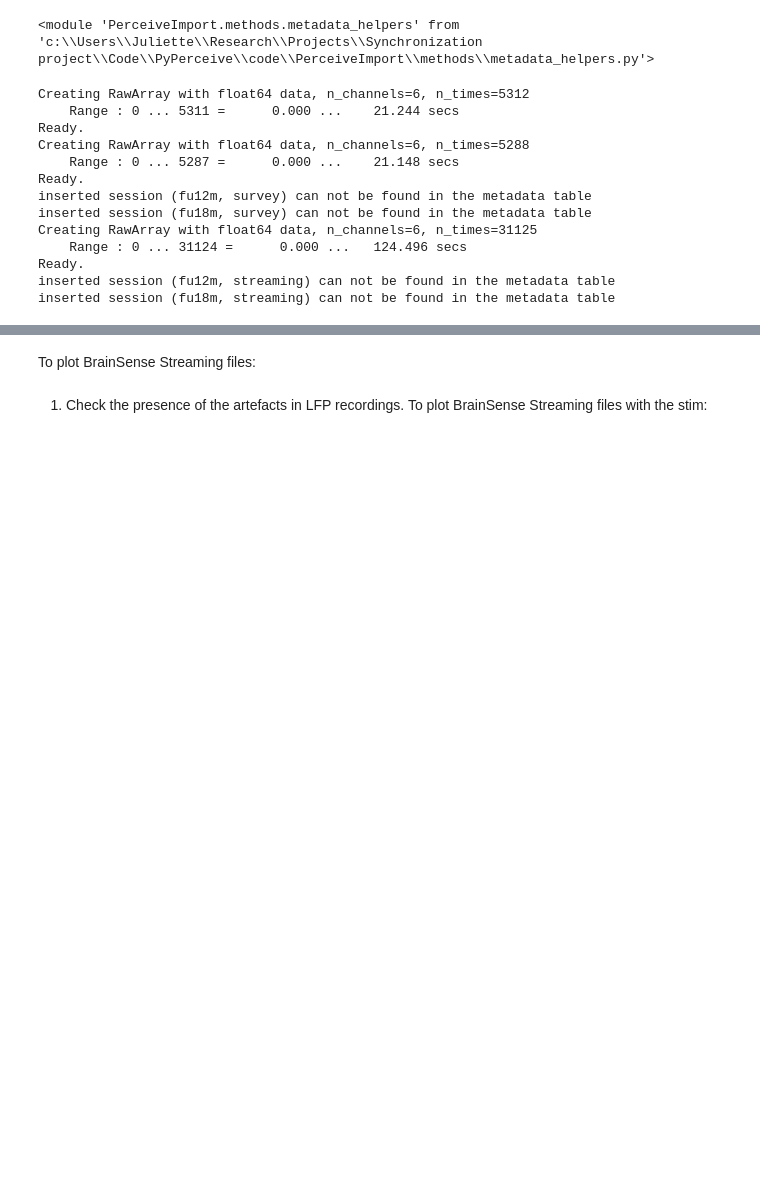
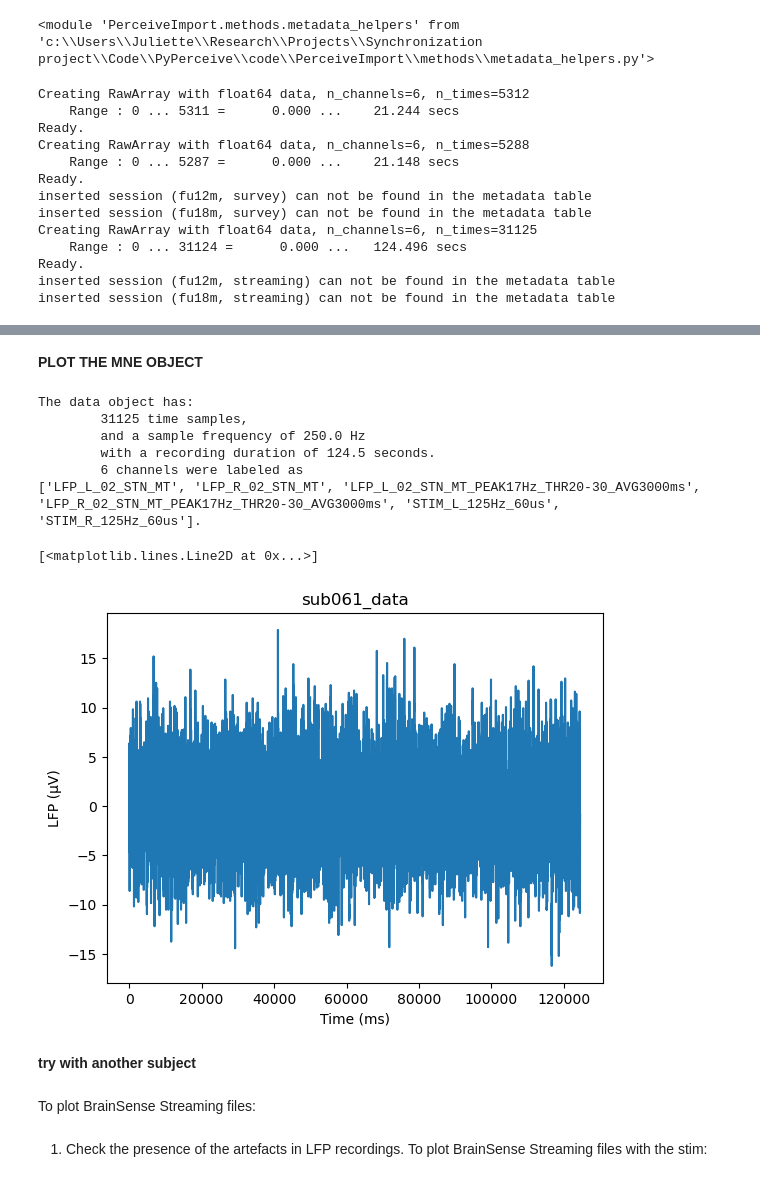
Before and after one commit to juliettevivien/Synchronization, a Jupyter notebook: Visualize LFP datas.ipynb, the cells around one changed output, grey strips where cells are left out. Drawn from its saved outputs; the diff is of its cells as text; code cells hidden in the pictures; blank space fills up the shorter version.

Commit message:
mne object from pyperceive can now be plotted

```diff
--- a/Visualize LFP datas.ipynb
+++ b/Visualize LFP datas.ipynb
@@ -162,0 +138,5 @@ sub061.streaming.postop.m0s0.rest.run1.data
+# %%
+#store the MNE object in the variable
+sub061_data = sub061.streaming.postop.m0s0.rest.run1.data
+#look at the MNE object
+sub061_data
@@ -162,0 +155,34 @@ sub061.streaming.postop.m0s0.rest.run1.data
+# %% [markdown]
+**PLOT THE MNE OBJECT**
+# %%
+sub061_data.ch_names
+n_chan = len(sub061_data.ch_names)
+sub061_data.n_times #number of samples
+sub061_data.times #timepoints set to zero
+sub061_data._data # channel trials
+sub061_data.info['sfreq'] # sampling frequency
+time_duration = (sub061_data.n_times/sub061_data.info['sfreq']).astype(float)
+time_duration_ms=time_duration*1000
+print(
+	f'The data object has:\n\t{sub061_data.n_times} time samples,'
+	f'\n\tand a sample frequency of {sub061_data.info["sfreq"]} Hz'
+	f'\n\twith a recording duration of {time_duration} seconds.'
+	f'\n\t{n_chan} channels were labeled as \n{sub061_data.ch_names}.')
+x_time=np.arange(0,time_duration_ms,time_duration_ms/sub061_data.n_times)
+LFP_L_02_STN_MT = sub061_data.get_data()[0]
+LFP_R_02_STN_MT =  sub061_data.get_data()[1]
+plt.title('sub061_data')
+plt.xlabel('Time (ms)')
+plt.ylabel('LFP (µV)')
+plt.plot(x_time,LFP_L_02_STN_MT)
+# %% [output]
+The data object has:
+        31125 time samples,
+        and a sample frequency of 250.0 Hz
+        with a recording duration of 124.5 seconds.
+        6 channels were labeled as
+['LFP_L_02_STN_MT', 'LFP_R_02_STN_MT', 'LFP_L_02_STN_MT_PEAK17Hz_THR20-30_AVG3000ms', 'LFP_R_02_STN_MT_PEAK17Hz_THR20-30_AVG3000ms', 'STIM_L_125Hz_60us', 'STIM_R_125Hz_60us'].
+[<matplotlib.lines.Line2D at 0x...>]
+[figure, added]
+# %% [markdown]
+**try with another subject**
```
Also changed, not shown: parts of 11 cells of this notebook.
